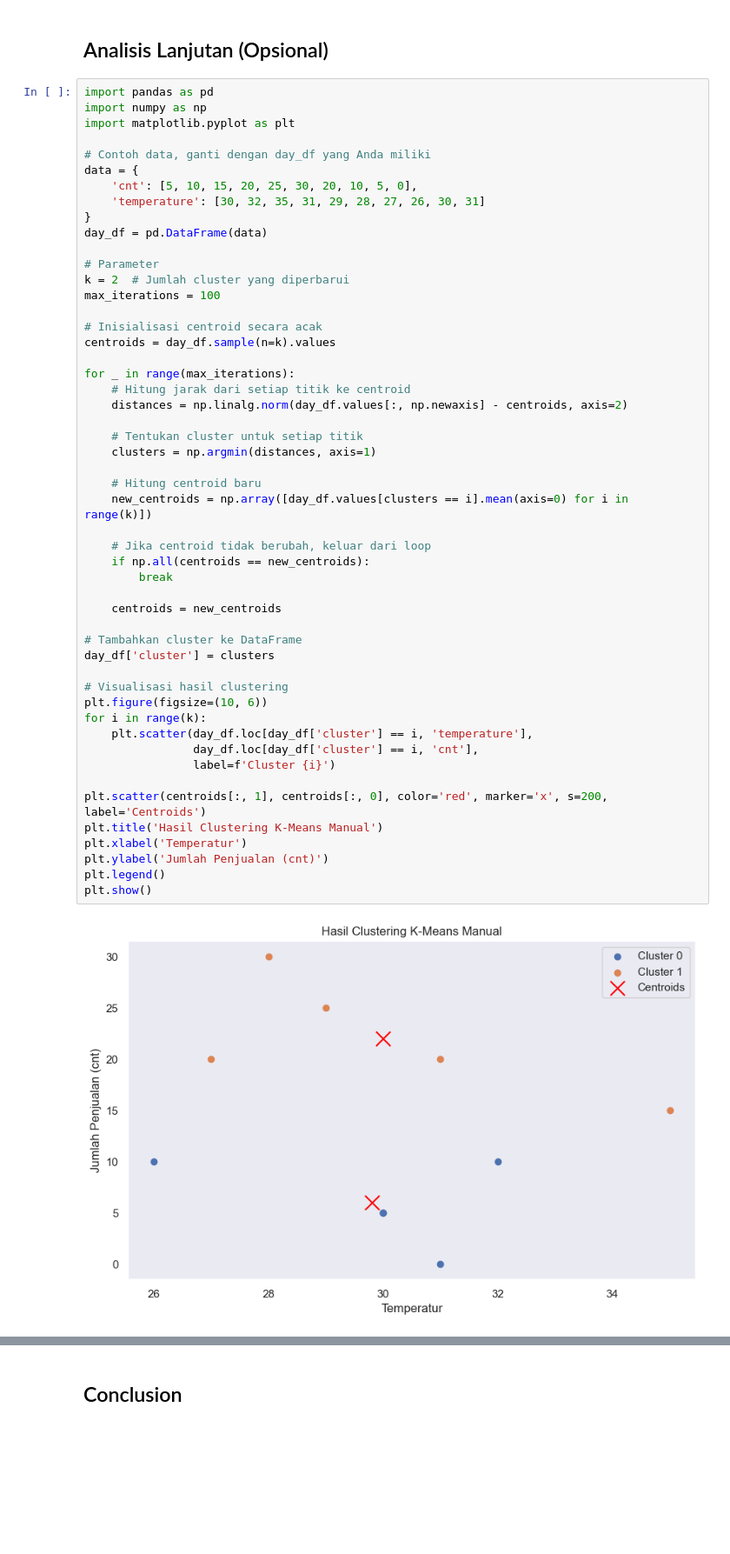
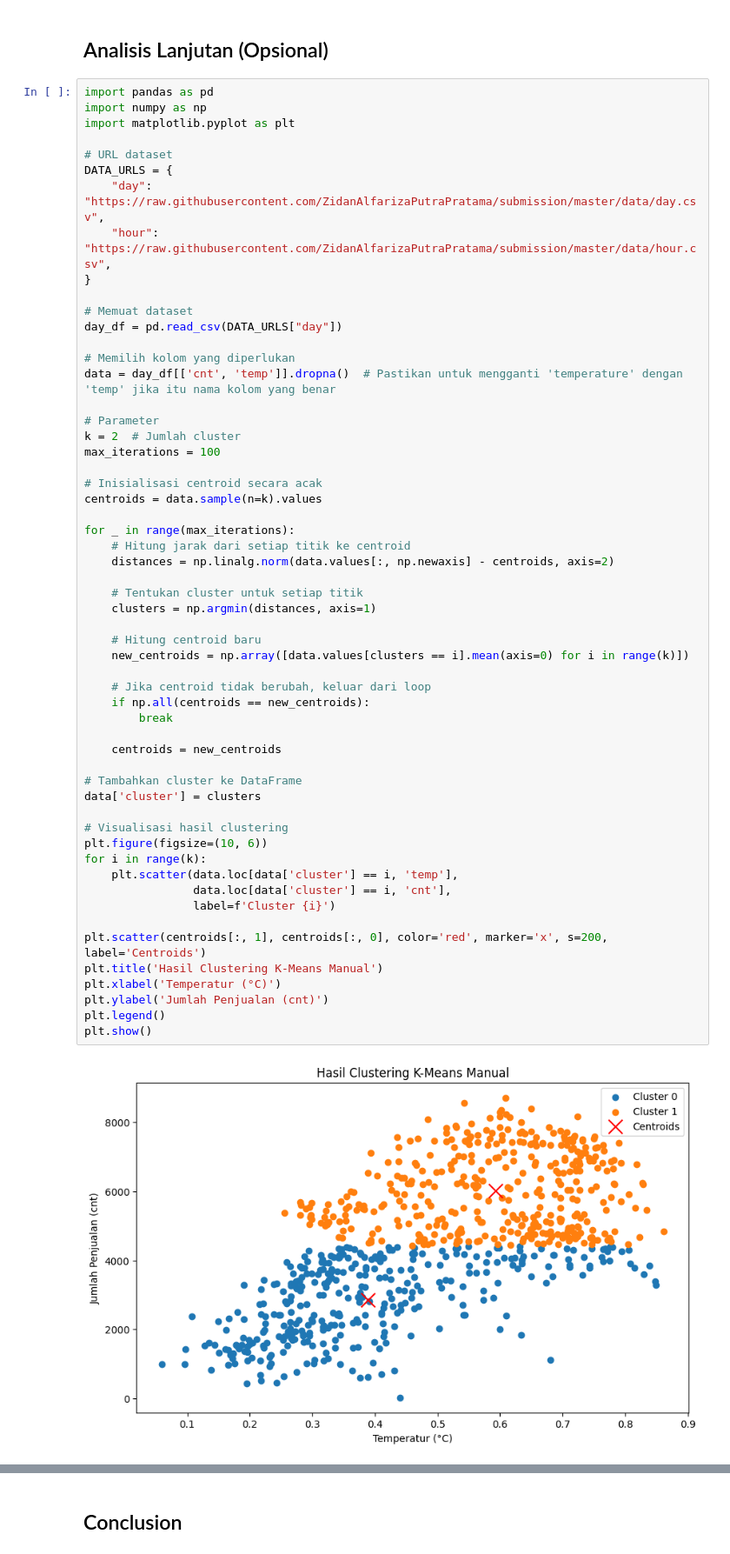
Before and after one commit to ZidanAlfarizaPutraPratama/submission, a Jupyter notebook: notebook.ipynb, the cells around one changed output, grey strips where cells are left out. Shown at 87% size. Cells and saved outputs as stored; diff of their text form; blank space fills up the shorter version.

```diff
--- a/notebook.ipynb
+++ b/notebook.ipynb
@@ -506,51 +670,56 @@ import pandas as pd
 import numpy as np
 import matplotlib.pyplot as plt
 
-# Contoh data, ganti dengan day_df yang Anda miliki
-data = {
-    'cnt': [5, 10, 15, 20, 25, 30, 20, 10, 5, 0],
-    'temperature': [30, 32, 35, 31, 29, 28, 27, 26, 30, 31]
+# URL dataset
+DATA_URLS = {
+    "day": "https://raw.githubusercontent.com/ZidanAlfarizaPutraPratama/submission/master/data/day.csv",
+    "hour": "https://raw.githubusercontent.com/ZidanAlfarizaPutraPratama/submission/master/data/hour.csv",
 }
-day_df = pd.DataFrame(data)
+
+# Memuat dataset
+day_df = pd.read_csv(DATA_URLS["day"])
+
+# Memilih kolom yang diperlukan
+data = day_df[['cnt', 'temp']].dropna()  # Pastikan untuk mengganti 'temperature' dengan 'temp' jika itu nama kolom yang benar
 
 # Parameter
-k = 2  # Jumlah cluster yang diperbarui
+k = 2  # Jumlah cluster
 max_iterations = 100
 
 # Inisialisasi centroid secara acak
-centroids = day_df.sample(n=k).values
+centroids = data.sample(n=k).values
 
 for _ in range(max_iterations):
     # Hitung jarak dari setiap titik ke centroid
-    distances = np.linalg.norm(day_df.values[:, np.newaxis] - centroids, axis=2)
+    distances = np.linalg.norm(data.values[:, np.newaxis] - centroids, axis=2)
 
     # Tentukan cluster untuk setiap titik
     clusters = np.argmin(distances, axis=1)
 
     # Hitung centroid baru
-    new_centroids = np.array([day_df.values[clusters == i].mean(axis=0) for i in range(k)])
+    new_centroids = np.array([data.values[clusters == i].mean(axis=0) for i in range(k)])
 
     # Jika centroid tidak berubah, keluar dari loop
     if np.all(centroids == new_centroids):
         break
 
     centroids = new_centroids
 
 # Tambahkan cluster ke DataFrame
-day_df['cluster'] = clusters
+data['cluster'] = clusters
 
 # Visualisasi hasil clustering
 plt.figure(figsize=(10, 6))
 for i in range(k):
-    plt.scatter(day_df.loc[day_df['cluster'] == i, 'temperature'],
-                day_df.loc[day_df['cluster'] == i, 'cnt'],
+    plt.scatter(data.loc[data['cluster'] == i, 'temp'],
+                data.loc[data['cluster'] == i, 'cnt'],
                 label=f'Cluster {i}')
 
 plt.scatter(centroids[:, 1], centroids[:, 0], color='red', marker='x', s=200, label='Centroids')
 plt.title('Hasil Clustering K-Means Manual')
-plt.xlabel('Temperatur')
+plt.xlabel('Temperatur (°C)')
 plt.ylabel('Jumlah Penjualan (cnt)')
 plt.legend()
 plt.show()
 # %% [output]
-[figure, old version]
+[figure, new version]
```
Also changed, not shown: parts of 60 cells of this notebook, 1 other file.
